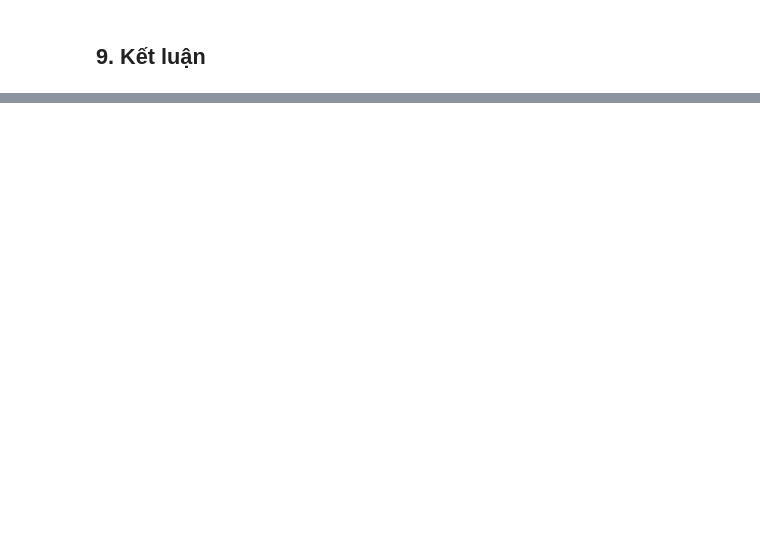
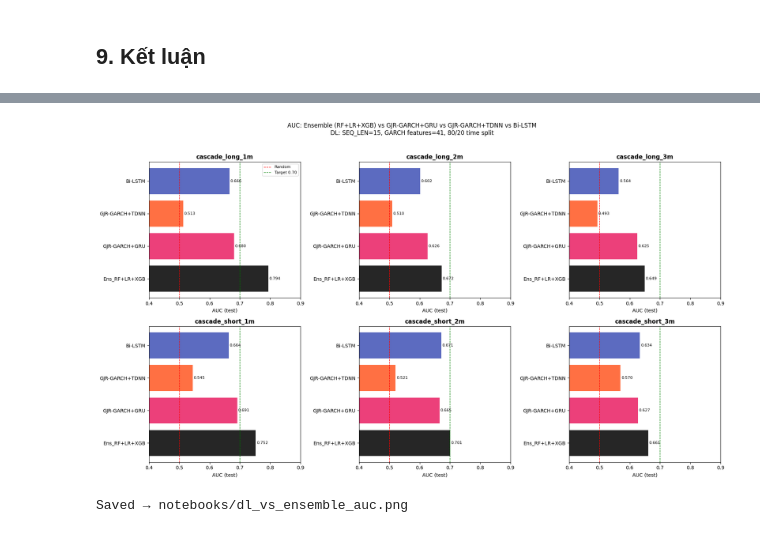
Before and after one commit to hoanglongvbhp0703-sys/btc-liquidation-predictor, a Jupyter notebook: notebooks/model_selection.ipynb, the cells around one changed output, grey strips where cells are left out. Saved outputs shown, nothing was run; the diff lists cells and outputs as text; code cells hidden in the pictures; blank space fills up the shorter version.

```diff
--- a/notebooks/model_selection.ipynb
+++ b/notebooks/model_selection.ipynb
@@ -557,0 +606,17 @@ KET LUAN -- Decision: Ensemble(RF + LR + XGBoost)
+# %%
+# ── Fit GJR-GARCH(1,1) trên train returns ────────────────────────────
+returns_pct = dfl['price_change_1m'].values.astype(float) * 100   # scale → %, GARCH cần scale hợp lý
+
+# GJR-GARCH(1,1): o=1 là leverage term (γ)
+gm_train = arch_model(returns_pct[:split], vol='Garch', p=1, o=1, q=1, dist='Normal')
+garch_fit = gm_train.fit(disp='off', show_warning=False)
+
+print('GJR-GARCH(1,1) — tham số ước lượng (train set):')
+print(garch_fit.summary().tables[1])
+
+omega = garch_fit.params.get('omega',  garch_fit.params.iloc[1])
+alpha = garch_fit.params.get('alpha[1]', garch_fit.params.iloc[2])
+gamma = garch_fit.params.get('gamma[1]', garch_fit.params.iloc[3])
+beta  = garch_fit.params.get('beta[1]',  garch_fit.params.iloc[4])
+print(f'\nω={omega:.5f}  α={alpha:.4f}  γ={gamma:.4f}  β={beta:.4f}')
+print(f'Leverage effect (γ>0 = negative shock → more vol): γ={gamma:.4f}  {"✅" if gamma > 0 else "⚠️ không có leverage"}')
@@ -557,0 +995,41 @@ KET LUAN -- Decision: Ensemble(RF + LR + XGBoost)
+# %%
+fig, axes = plt.subplots(2, 3, figsize=(18, 10))
+axes = axes.flatten()
+
+dl_colors = {
+    PROD_MODEL:       '#000000',
+    'GJR-GARCH+GRU':  '#E91E63',
+    'GJR-GARCH+TDNN': '#FF5722',
+    'Bi-LSTM':        '#3F51B5',
+}
+
+for i, target in enumerate(TARGETS):
+    ax   = axes[i]
+    vals = [df_cmp.loc[target, c] for c in cols if df_cmp.loc[target, c] is not None]
+    lbls = [c for c in cols if df_cmp.loc[target, c] is not None]
+    clrs = [dl_colors.get(c, 'gray') for c in lbls]
+
+    bars = ax.barh(lbls, vals, color=clrs, alpha=0.85)
+    ax.axvline(0.50, color='red',   ls='--', lw=1, label='Random')
+    ax.axvline(0.70, color='green', ls='--', lw=1, label='Target 0.70')
+    for bar, v in zip(bars, vals):
+        ax.text(v + 0.003, bar.get_y() + bar.get_height() / 2,
+                f'{v:.3f}', va='center', fontsize=8)
+    ax.set_xlim(0.40, 0.90)
+    ax.set_title(target, fontweight='bold')
+    ax.set_xlabel('AUC (test)')
+    if i == 0:
+        ax.legend(fontsize=8)
+
+plt.suptitle(
+    'AUC: Ensemble (RF+LR+XGB) vs GJR-GARCH+GRU vs GJR-GARCH+TDNN vs Bi-LSTM\n'
+    f'DL: SEQ_LEN={SEQ_LEN}, GARCH features={n_feat_g}, 80/20 time split',
+    fontsize=12, y=1.02,
+)
+plt.tight_layout()
+plt.savefig('/home/coder/notebooks/dl_vs_ensemble_auc.png', dpi=120, bbox_inches='tight')
+plt.show()
+print('Saved → notebooks/dl_vs_ensemble_auc.png')
+# %% [output]
+[figure, added]
+Saved → notebooks/dl_vs_ensemble_auc.png
```
Also changed, not shown: parts of 26 cells of this notebook, 1 other file.
